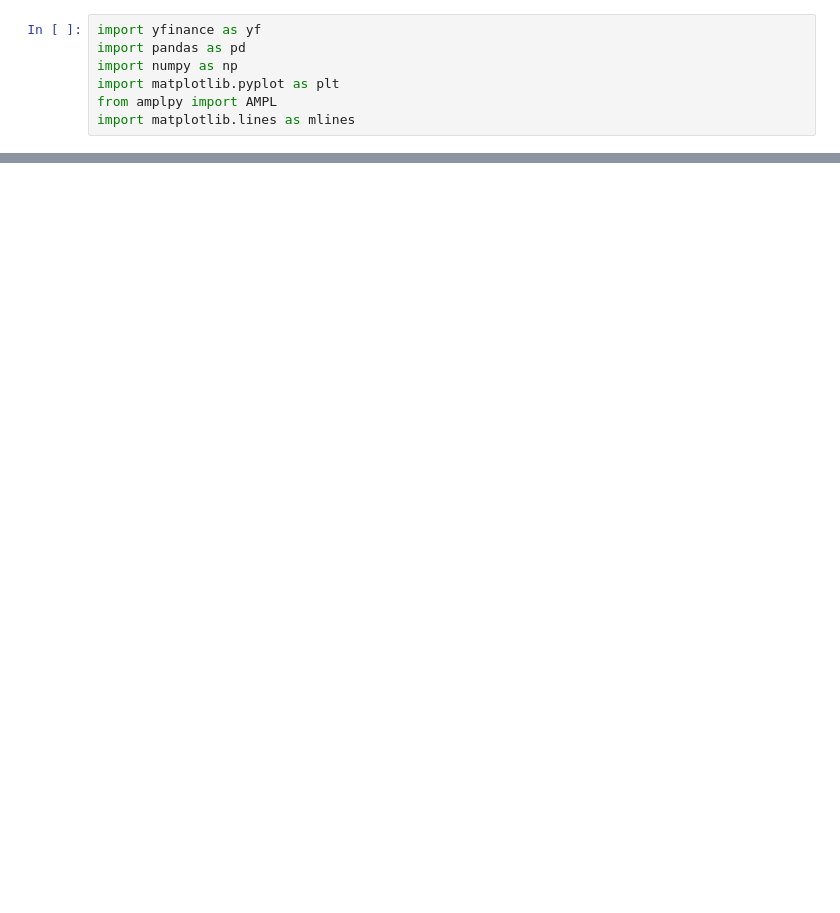
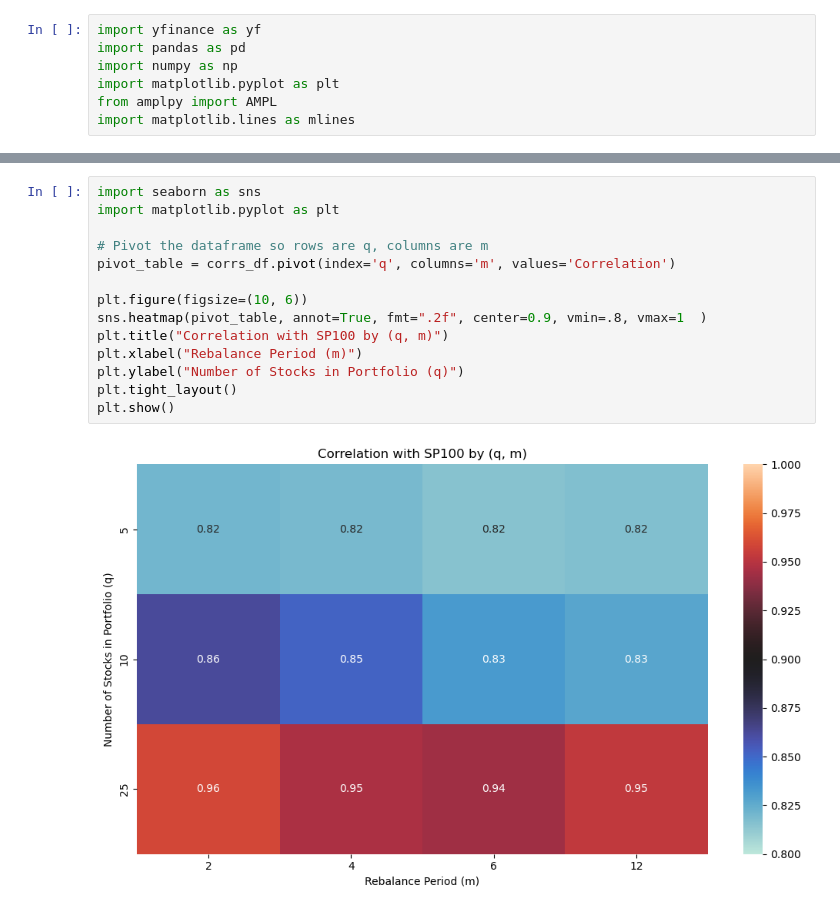
Before and after one commit to chackett24/Passive-Portfolio, a Jupyter notebook: max_corr.ipynb, the cells around one changed output, grey strips where cells are left out. Cells and saved outputs as stored; diff of their text form; blank space fills up the shorter version.

```diff
--- a/max_corr.ipynb
+++ b/max_corr.ipynb
@@ -210,0 +234,16 @@ for label in top_labels:
+# %%
+import seaborn as sns
+import matplotlib.pyplot as plt
+
+# Pivot the dataframe so rows are q, columns are m
+pivot_table = corrs_df.pivot(index='q', columns='m', values='Correlation')
+
+plt.figure(figsize=(10, 6))
+sns.heatmap(pivot_table, annot=True, fmt=".2f", center=0.9, vmin=.8, vmax=1  )
+plt.title("Correlation with SP100 by (q, m)")
+plt.xlabel("Rebalance Period (m)")
+plt.ylabel("Number of Stocks in Portfolio (q)")
+plt.tight_layout()
+plt.show()
+# %% [output]
+[figure, added]
```
Also changed, not shown: parts of 5 cells of this notebook.
